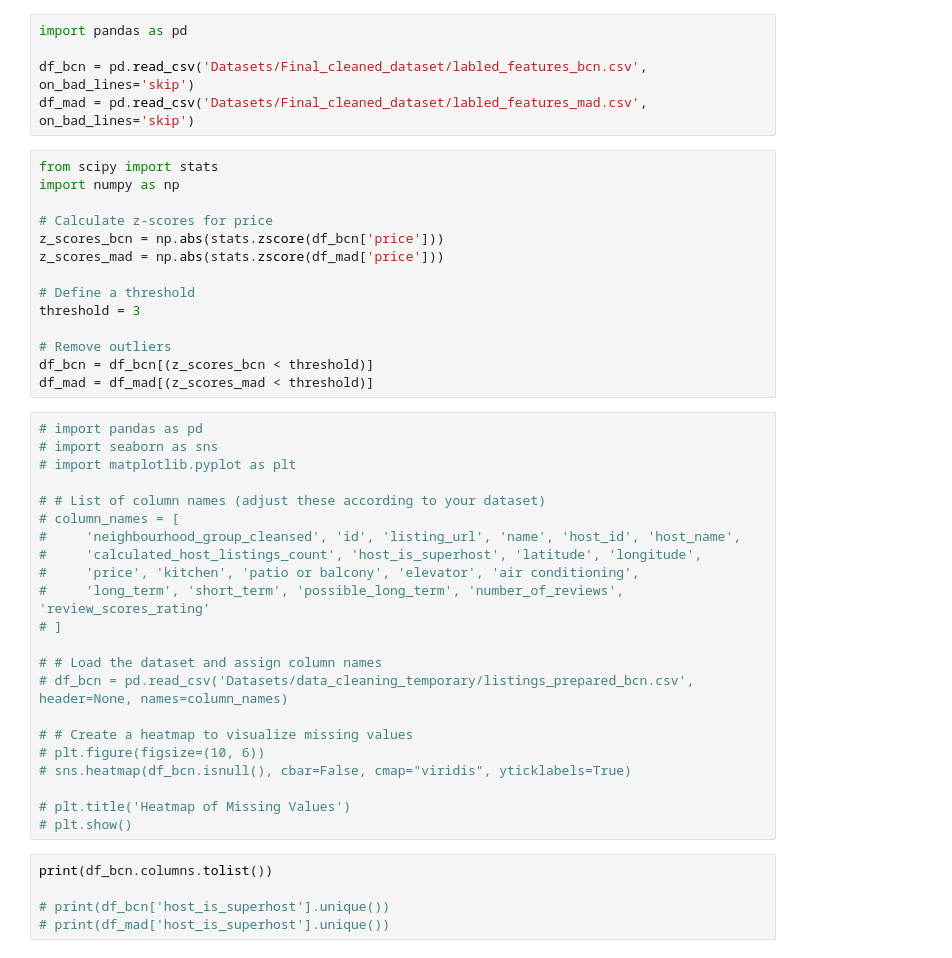
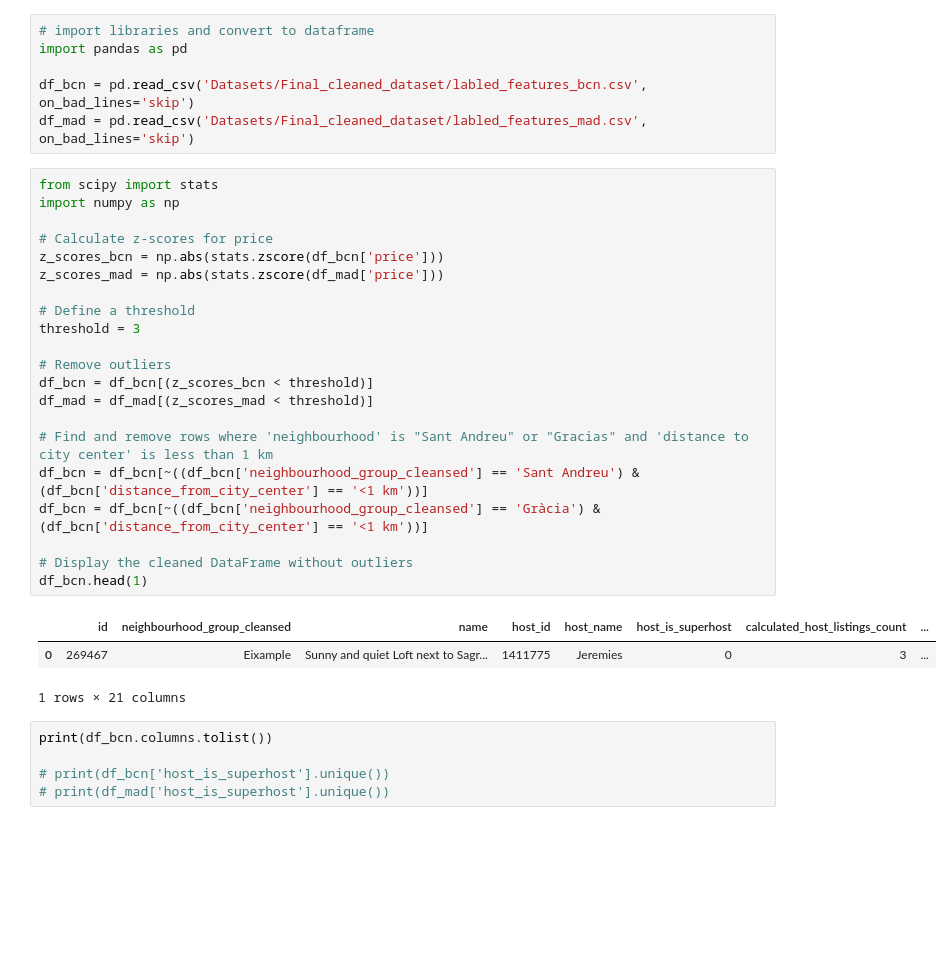
Before and after one commit to 2024-final-project-ironhack/Business-Case-Analysis-and-Recommendation-for-Rental-Users-in-Madrid-and-Barcelona, a Jupyter notebook: ramdon_meg.ipynb, the cells around one changed output. Drawn from its saved outputs; the diff is of its cells as text; blank space fills up the shorter version.

```diff
--- a/ramdon_meg.ipynb
+++ b/ramdon_meg.ipynb
@@ -1,4 +1,5 @@
 # %%
+# import libraries and convert to dataframe
 import pandas as pd
 
 df_bcn = pd.read_csv('Datasets/Final_cleaned_dataset/labled_features_bcn.csv', on_bad_lines='skip')
@@ -6,39 +7,28 @@ df_mad = pd.read_csv('Datasets/Final_cleaned_dataset/labled_features_mad.csv', o
 # %%
 from scipy import stats
 import numpy as np
 
 # Calculate z-scores for price
 z_scores_bcn = np.abs(stats.zscore(df_bcn['price']))
 z_scores_mad = np.abs(stats.zscore(df_mad['price']))
 
 # Define a threshold
 threshold = 3
 
 # Remove outliers
 df_bcn = df_bcn[(z_scores_bcn < threshold)]
 df_mad = df_mad[(z_scores_mad < threshold)]
+
+# Find and remove rows where 'neighbourhood' is "Sant Andreu" or "Gracias" and 'distance to city center' is less than 1 km
+df_bcn = df_bcn[~((df_bcn['neighbourhood_group_cleansed'] == 'Sant Andreu') & (df_bcn['distance_from_city_center'] == '<1 km'))]
+df_bcn = df_bcn[~((df_bcn['neighbourhood_group_cleansed'] == 'Gràcia') & (df_bcn['distance_from_city_center'] == '<1 km'))]
+
+# Display the cleaned DataFrame without outliers
+df_bcn.head(1)
+# %% [output]
+|  | id | neighbourhood_group_cleansed | name | host_id | host_name | host_is_superhost | calculated_host_listings_count | ... |
+| 0 | 269467 | Eixample | Sunny and quiet Loft next to Sagr... | 1411775 | Jeremies | 0 | 3 | ... |
+1 rows × 21 columns
-# %%
-# import pandas as pd
-# import seaborn as sns
-# import matplotlib.pyplot as plt
-
-# # List of column names (adjust these according to your dataset)
-# column_names = [
-#     'neighbourhood_group_cleansed', 'id', 'listing_url', 'name', 'host_id', 'host_name',
-#     'calculated_host_listings_count', 'host_is_superhost', 'latitude', 'longitude',
-#     'price', 'kitchen', 'patio or balcony', 'elevator', 'air conditioning',
-#     'long_term', 'short_term', 'possible_long_term', 'number_of_reviews', 'review_scores_rating'
-# ]
-
-# # Load the dataset and assign column names
-# df_bcn = pd.read_csv('Datasets/data_cleaning_temporary/listings_prepared_bcn.csv', header=None, names=column_names)
-
-# # Create a heatmap to visualize missing values
-# plt.figure(figsize=(10, 6))
-# sns.heatmap(df_bcn.isnull(), cbar=False, cmap="viridis", yticklabels=True)
-
-# plt.title('Heatmap of Missing Values')
-# plt.show()
 # %%
 print(df_bcn.columns.tolist())
 
```
Also changed, not shown: parts of 7 cells of this notebook, 3 other files.
